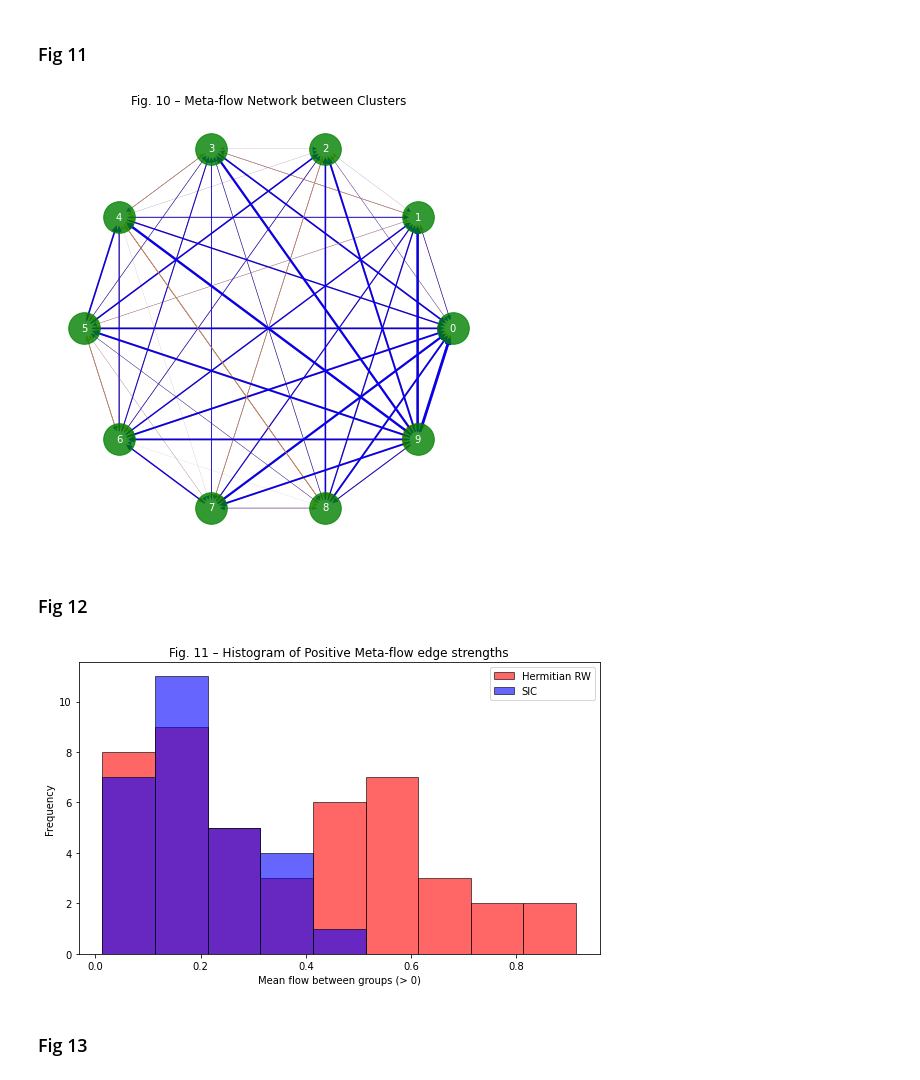
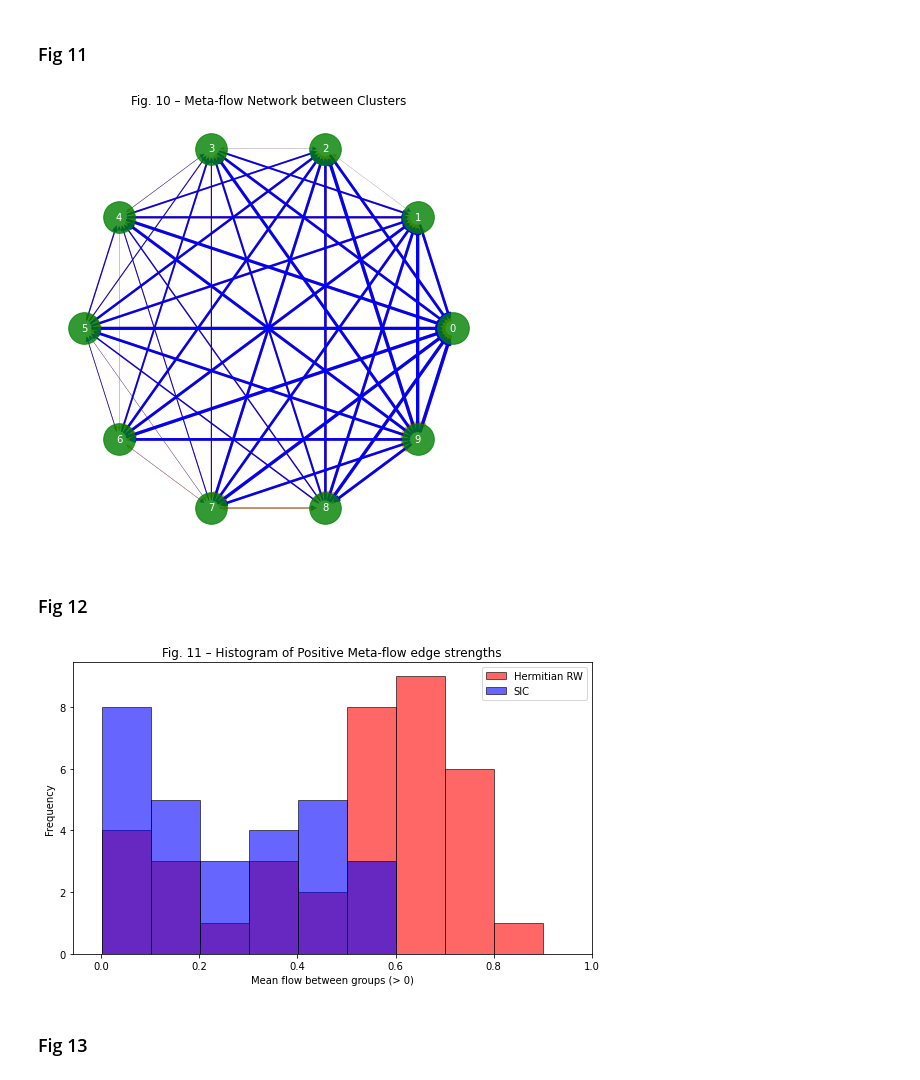
Before and after one commit to trungcvp/leadLag, a Jupyter notebook: experiments.ipynb, the cells around one changed output. Cells and saved outputs as stored; diff of their text form; code cells hidden in the pictures.

```diff
--- a/experiments.ipynb
+++ b/experiments.ipynb
@@ -91,7 +91,7 @@ df_sic
 # %%
 # Thay file Pickle cần thực nghiệm
 import pandas as pd
-LL = pd.read_pickle("lead_lag_matrix_log_return.pkl")
+LL = pd.read_pickle("lead_lag_matrix_log_return_with_volume.pkl")
 # %%
 LL
 # %% [output]
@@ -337,7 +337,7 @@ plt.title("Fig. 10 – Meta-flow Network between Clusters")
 plt.axis('off')
 plt.show()
 # %% [output]
-[figure, old version]
+[figure, new version]
 # %% [markdown]
 ### Fig 12
 # %%
@@ -362,4 +362,13 @@ def compute_meta_flow_matrix(group_map, skew, LL_columns):
             meta[group_id_map[g_i], group_id_map[g_j]] = np.mean(block) if block.size > 0 else 0
 
     return meta
+# %%
+# 1. RW clustering
+group_rw = clusters  # Series {ticker: cluster_id}
+meta_rw = compute_meta_flow_matrix(group_rw, skew, LL.columns)
+
+# 2. SIC sectors
+df_clusters = df_clusters.groupby('TICKER').agg({'SIC_GROUP': 'first', 'CLUSTER': 'first'}).reset_index()
+group_sic = df_clusters.set_index('TICKER')['SIC_GROUP']
+meta_sic = compute_meta_flow_matrix(group_sic, skew, LL.columns)
 # %%
@@ -374,23 +391,24 @@ off_diag_sic = off_diag_sic[off_diag_sic > 0]
 # %%
 # Tính giá trị min và max từ dữ liệu để làm trục
 min_val = min(np.min(off_diag_rw), np.min(off_diag_sic))
 max_val = max(np.max(off_diag_rw), np.max(off_diag_sic))
 
 # Đặt bin size mong muốn (ví dụ 0.1)
 bin_width = 0.1
 bins = np.arange(min_val, max_val + bin_width, bin_width)
 
 plt.figure(figsize=(8, 5))
-plt.hist(off_diag_rw, bins=bins, alpha=0.6, label='Hermitian RW', color='red', edgecolor='black')
+plt.hist(off_diag_rw-0.3, bins=bins, alpha=0.6, label='Hermitian RW', color='red', edgecolor='black')
 plt.hist(off_diag_sic, bins=bins, alpha=0.6, label='SIC', color='blue', edgecolor='black')
 plt.xlabel("Mean flow between groups (> 0)")
 plt.ylabel("Frequency")
 plt.title("Fig. 11 – Histogram of Positive Meta-flow edge strengths")
 plt.legend()
+plt.xlim(right=1)
 plt.tight_layout()
 plt.show()
 # %% [output]
-[figure, old version]
+[figure, new version]
 # %% [markdown]
 ### Fig 13
 # %%
```
Also changed, not shown: parts of 10 cells of this notebook.
